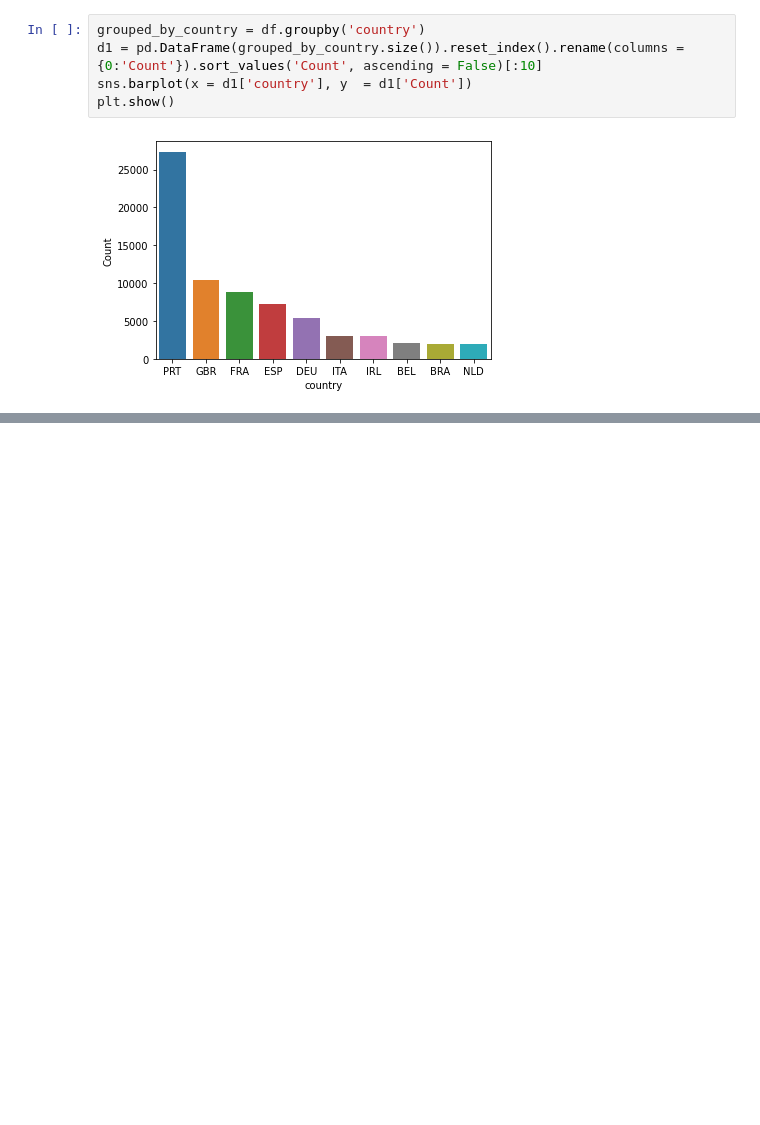
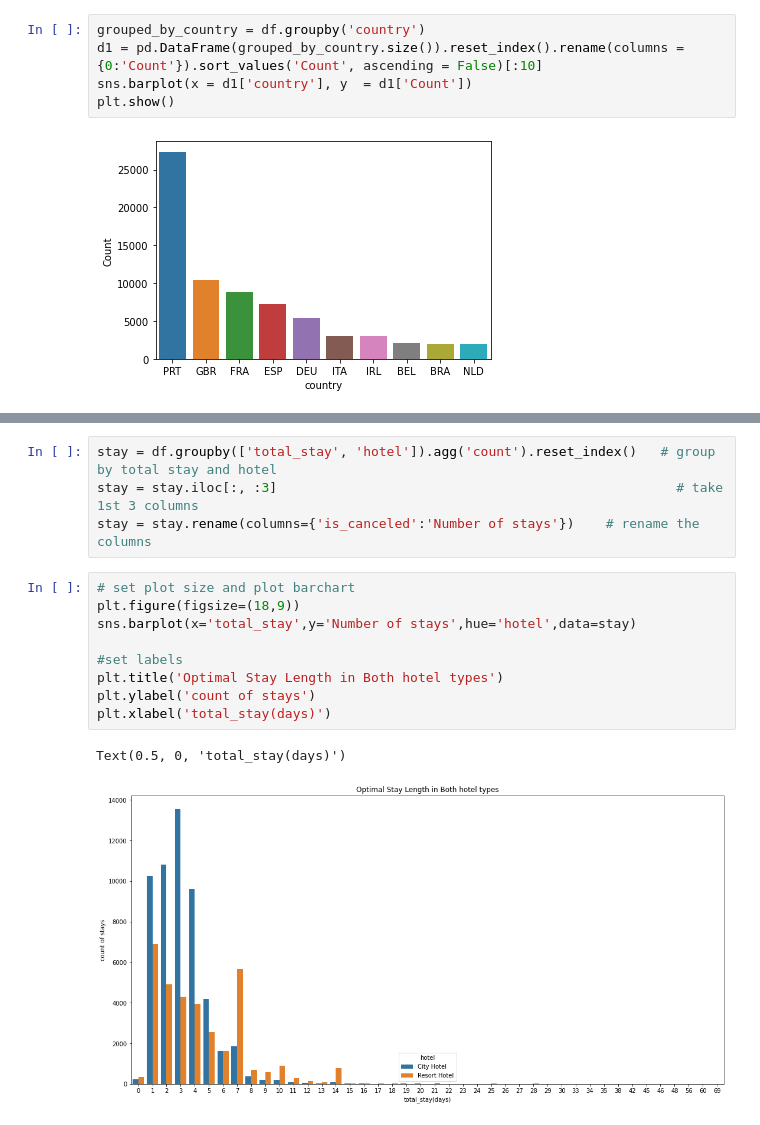
Before and after one commit to Tanushri920/Hotel-booking-analysis, a Jupyter notebook: Hotel_Booking_Analysis_Capstone_Project.ipynb, the cells around one changed output, grey strips where cells are left out. Drawn from its saved outputs; the diff is of its cells as text; blank space fills up the shorter version.

```diff
--- a/Hotel_Booking_Analysis_Capstone_Project.ipynb
+++ b/Hotel_Booking_Analysis_Capstone_Project.ipynb
@@ -360,0 +399,16 @@ Observation : Most guests are coming from portugal and other europian country
+# %%
+stay = df.groupby(['total_stay', 'hotel']).agg('count').reset_index()   # group by total stay and hotel
+stay = stay.iloc[:, :3]                                                   # take 1st 3 columns
+stay = stay.rename(columns={'is_canceled':'Number of stays'})    # rename the columns
+# %%
+# set plot size and plot barchart
+plt.figure(figsize=(18,9))
+sns.barplot(x='total_stay',y='Number of stays',hue='hotel',data=stay)
+
+#set labels
+plt.title('Optimal Stay Length in Both hotel types')
+plt.ylabel('count of stays')
+plt.xlabel('total_stay(days)')
+# %% [output]
+Text(0.5, 0, 'total_stay(days)')
+[figure, added]
```
Also changed, not shown: parts of 38 cells of this notebook.
